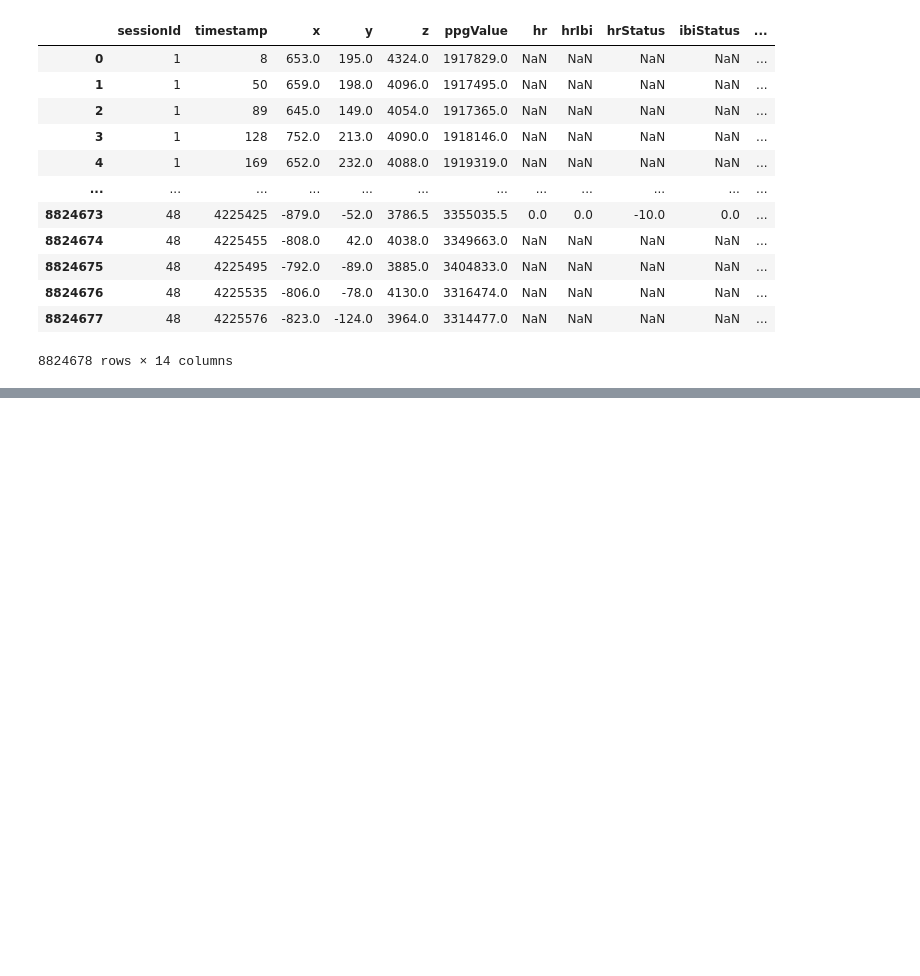
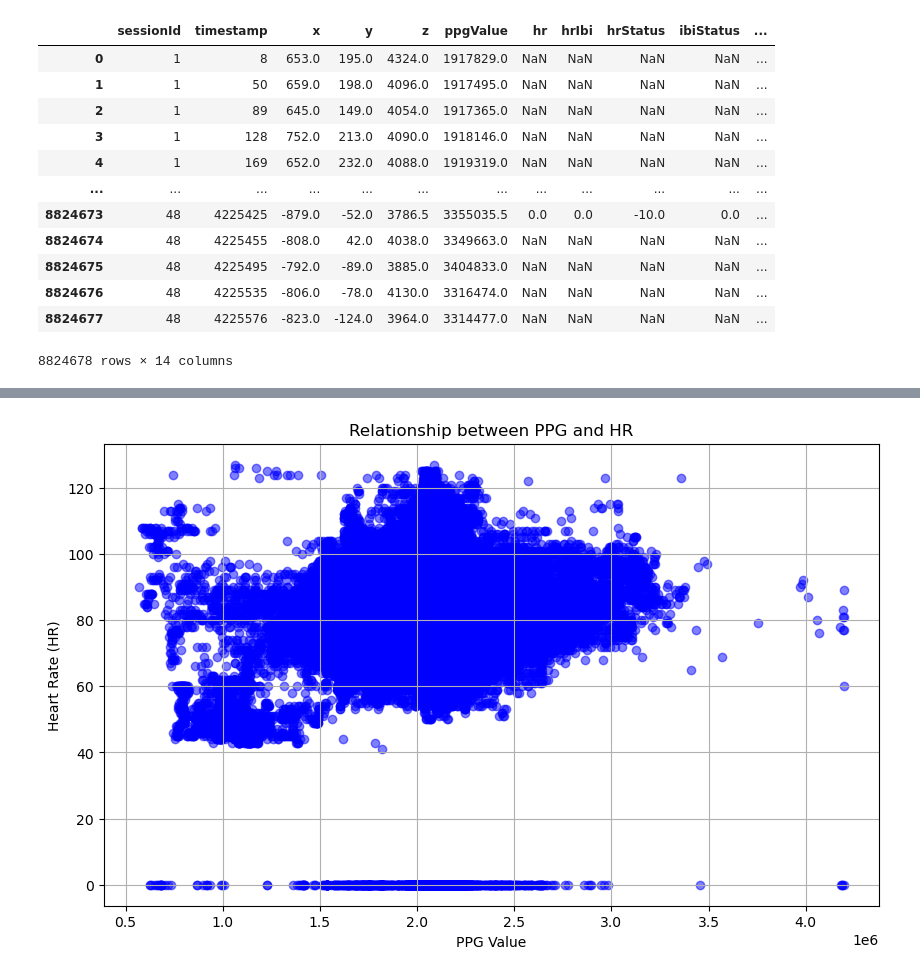
Before and after one commit to albertkkk/BDT_Easywin, a Jupyter notebook: BDC.ipynb, the cells around one changed output, grey strips where cells are left out. Cells and saved outputs as stored; diff of their text form; code cells hidden in the pictures; blank space fills up the shorter version.

```diff
--- a/BDC.ipynb
+++ b/BDC.ipynb
@@ -187,9 +164,0 @@ dtype: int64
-# %%
-# 使用布尔索引选择 hrStatus 小于零的行
-negative_hr_rows = df_student[df_student['hrStatus'] < 0]
-
-# 删除满足条件的行
-df_student.drop(negative_hr_rows.index, inplace=True)
-
-# 显示删除后的 DataFrame
-print(df_student.isnull().sum())
@@ -211,0 +165,7 @@ dtype: int64
+# %%
+# 使用布尔索引过滤出 hrStatus 列小于零的行，并删除这些行
+filtered_df = df_student[df_student['hrStatus'] >= 0]
+
+# 显示过滤后的 DataFrame
+#print(filtered_df)
+filtered_df.shape
@@ -211,0 +225,13 @@ dtype: int64
+# %%
+import matplotlib.pyplot as plt
+
+# 绘制原始数据的关系图
+plt.figure(figsize=(10, 6))
+plt.scatter(filtered_df['ppgValue'], filtered_df['hr'], color='blue', alpha=0.5)
+plt.title('Relationship between PPG and HR')
+plt.xlabel('PPG Value')
+plt.ylabel('Heart Rate (HR)')
+plt.grid(True)
+plt.show()
+# %% [output]
+[figure, added]
```
Also changed, not shown: parts of 13 cells of this notebook.
